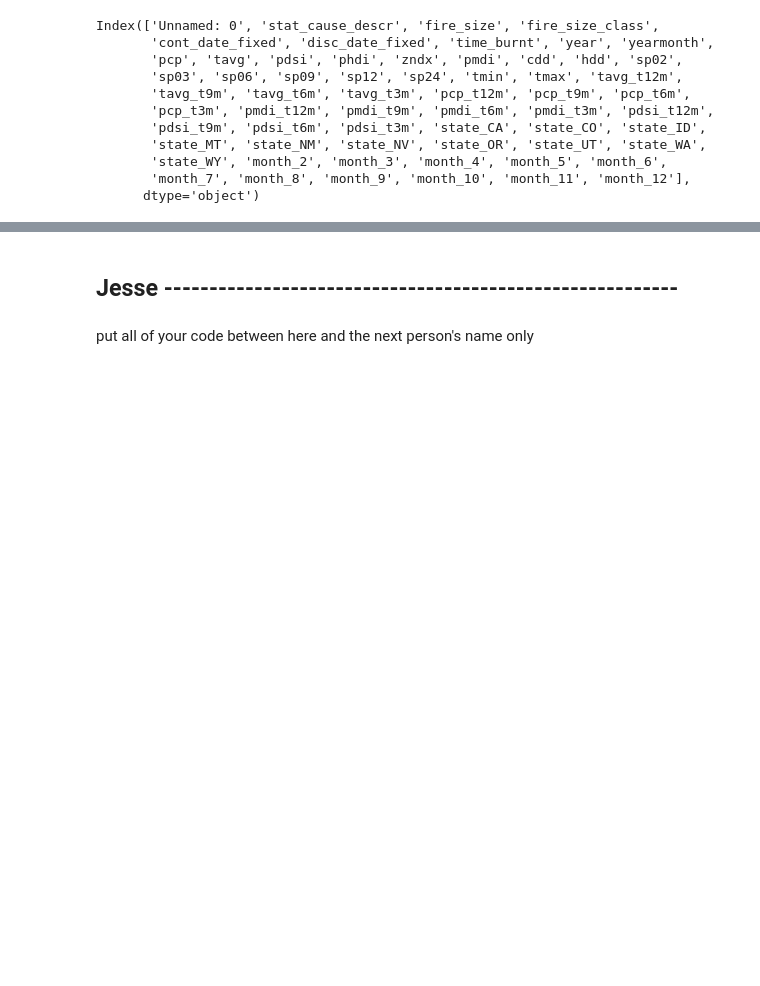
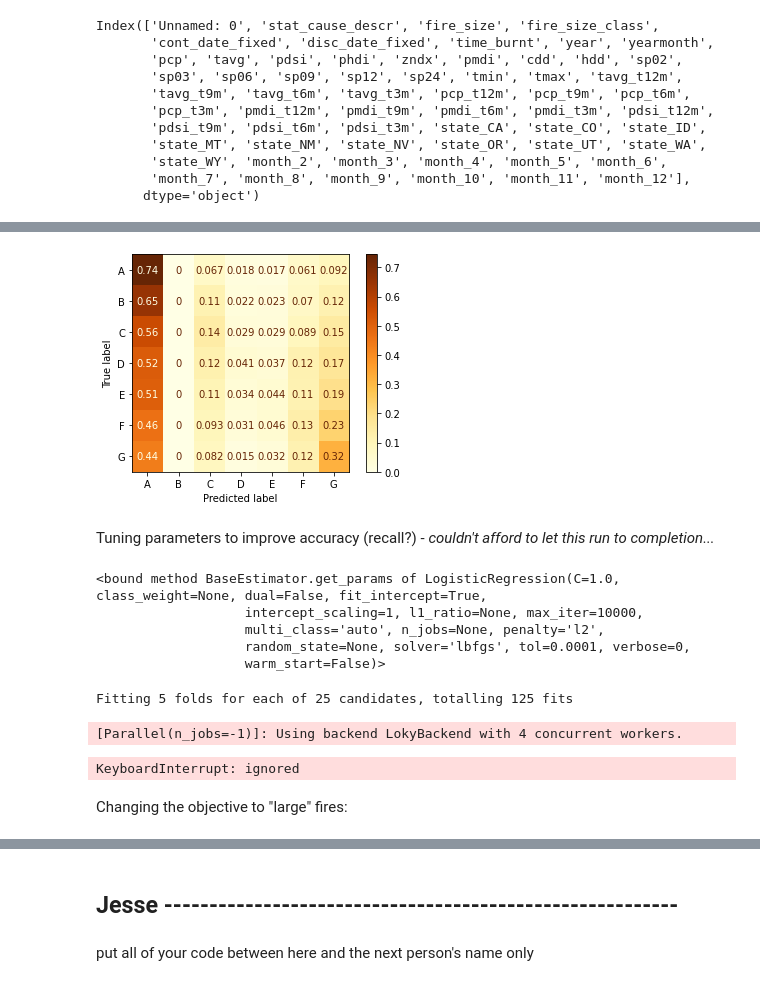
Before and after one commit to Marrrta/wildfires, a Jupyter notebook: models.ipynb, the cells around one changed output, grey strips where cells are left out. Cells and saved outputs as stored; diff of their text form; code cells hidden in the pictures; blank space fills up the shorter version.

```diff
--- a/models.ipynb
+++ b/models.ipynb
@@ -84,0 +202,14 @@ Lasso Regression achieves R2 of 0.0014 on train data and 0.0008 on test data.
+# %%
+plot_confusion_matrix(logr_w, X_test, y_test,cmap = 'YlOrBr', normalize = 'true');
+# %% [output]
+[figure, added]
+# %% [markdown]
+Tuning parameters to improve accuracy (recall?) - *couldn't afford to let this run to completion...*
+# %%
+logr_w.get_params
+# %% [output]
+<bound method BaseEstimator.get_params of LogisticRegression(C=1.0, class_weight=None, dual=False, fit_intercept=True,
+                   intercept_scaling=1, l1_ratio=None, max_iter=10000,
+                   multi_class='auto', n_jobs=None, penalty='l2',
+                   random_state=None, solver='lbfgs', tol=0.0001, verbose=0,
+                   warm_start=False)>
@@ -84,0 +221,9 @@ Lasso Regression achieves R2 of 0.0014 on train data and 0.0008 on test data.
+# %%
+logr_gs = GridSearchCV(logr_w, param_grid = params, cv = 5, verbose = 1, n_jobs = -1 )
+logr_gs.fit(X_train, y_train)
+# %% [output]
+Fitting 5 folds for each of 25 candidates, totalling 125 fits
+[Parallel(n_jobs=-1)]: Using backend LokyBackend with 4 concurrent workers.
+KeyboardInterrupt: ignored
+# %% [markdown]
+Changing the objective to "large" fires:
```
Also changed, not shown: parts of 40 cells of this notebook.
